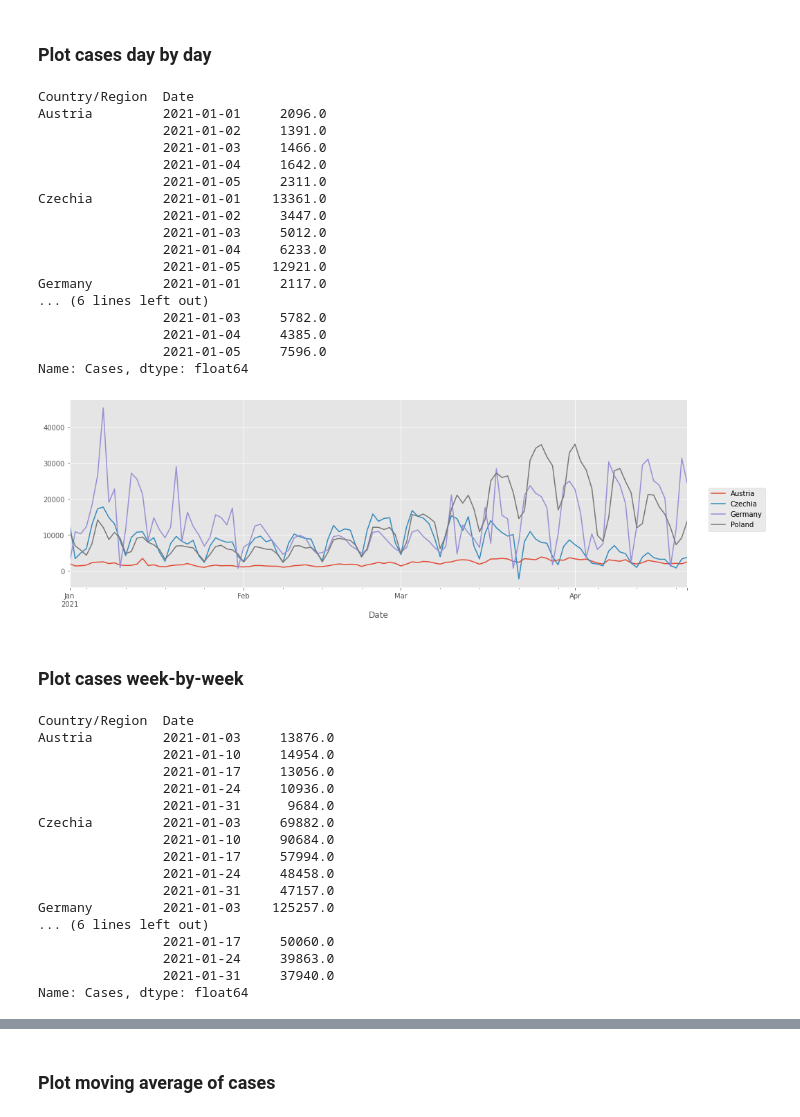
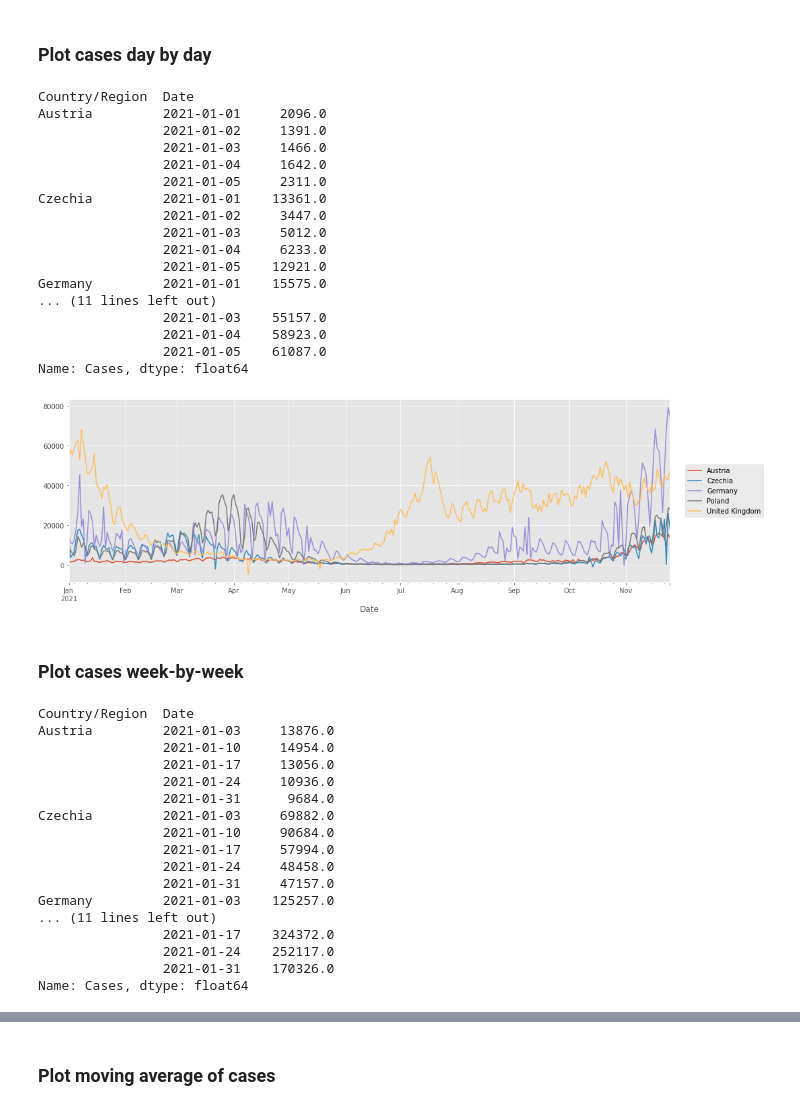
Before and after one commit to jaroslawr/jupyter-notebooks, a Jupyter notebook: dataset_covid/dataset_covid.ipynb, the cells around one changed output, grey strips where cells are left out. Saved outputs shown, nothing was run; the diff lists cells and outputs as text; code cells hidden in the pictures.

```diff
--- a/dataset_covid/dataset_covid.ipynb
+++ b/dataset_covid/dataset_covid.ipynb
@@ -134,2 +123,0 @@ df.head(3)
-# %%
-df = df.loc[(slice(None), slice(pd.to_datetime("2020-06-01"), None)), :]
@@ -145,24 +125,25 @@ df.head(3)
 ## Analyze
 # %%
 date_from = pd.to_datetime("2021-01-01")
-date_to   = pd.to_datetime("2021-04-22")
+date_to   = pd.to_datetime("2021-12-31")
 
 countries = sorted([
     "Poland",
     "Czechia",
     "Germany",
-    "Austria"
+    "Austria",
+    "United Kingdom"
 ])
 # %%
 def plot(df):
     fig, ax = plt.subplots(figsize=(16,5))
-    df.unstack(level="Country/Region").plot(ax=ax, legend=False)
-    fig.legend(loc="center right")
+    df.plot(ax=ax)
+    ax.legend(loc="center left", bbox_to_anchor=(1.02, 0.5))
 # %% [markdown]
 ### Plot cases day by day
 # %%
-cases_day_by_day_df = df.loc[(countries, slice(date_from, date_to)), "Cases"]
-cases_day_by_day_df.groupby(level="Country/Region").head()
+cases_day_by_day = df.loc[(countries, slice(date_from, date_to)), "Cases"]
+cases_day_by_day.groupby(level="Country/Region").head()
 # %% [output]
 Country/Region  Date
 Austria         2021-01-01     2096.0
@@ -175,29 +156,29 @@ Czechia         2021-01-01    13361.0
                 2021-01-03     5012.0
                 2021-01-04     6233.0
                 2021-01-05    12921.0
-Germany         2021-01-01     2117.0
-... (6 lines left out)
-                2021-01-03     5782.0
-                2021-01-04     4385.0
-                2021-01-05     7596.0
+Germany         2021-01-01    15575.0
+... (11 lines left out)
+                2021-01-03    55157.0
+                2021-01-04    58923.0
+                2021-01-05    61087.0
 Name: Cases, dtype: float64
 # %%
-plot(cases_day_by_day_df)
+plot(cases_day_by_day.unstack(level="Country/Region"))
 # %% [output]
-[figure, old version]
+[figure, new version]
 # %% [markdown]
 ### Plot cases week-by-week
 # %%
 def week_start(dt):
     return dt - timedelta(days=dt.weekday())
 # %%
-cases_week_by_week_df = (
+cases_week_by_week = (
     df.loc[(countries, slice(week_start(date_from), date_to)), "Cases"]
     .groupby(level="Country/Region")
     .resample("1W", level="Date")
     .sum()
 )
-cases_week_by_week_df.groupby(level="Country/Region").head()
+cases_week_by_week.groupby(level="Country/Region").head()
 # %% [output]
 Country/Region  Date
 Austria         2021-01-03     13876.0
@@ -211,9 +192,9 @@ Czechia         2021-01-03     69882.0
                 2021-01-24     48458.0
                 2021-01-31     47157.0
 Germany         2021-01-03    125257.0
-... (6 lines left out)
-                2021-01-17     50060.0
-                2021-01-24     39863.0
-                2021-01-31     37940.0
+... (11 lines left out)
+                2021-01-17    324372.0
+                2021-01-24    252117.0
+                2021-01-31    170326.0
 Name: Cases, dtype: float64
 # %%
```
Also changed, not shown: parts of 16 cells of this notebook, 2 other files.
